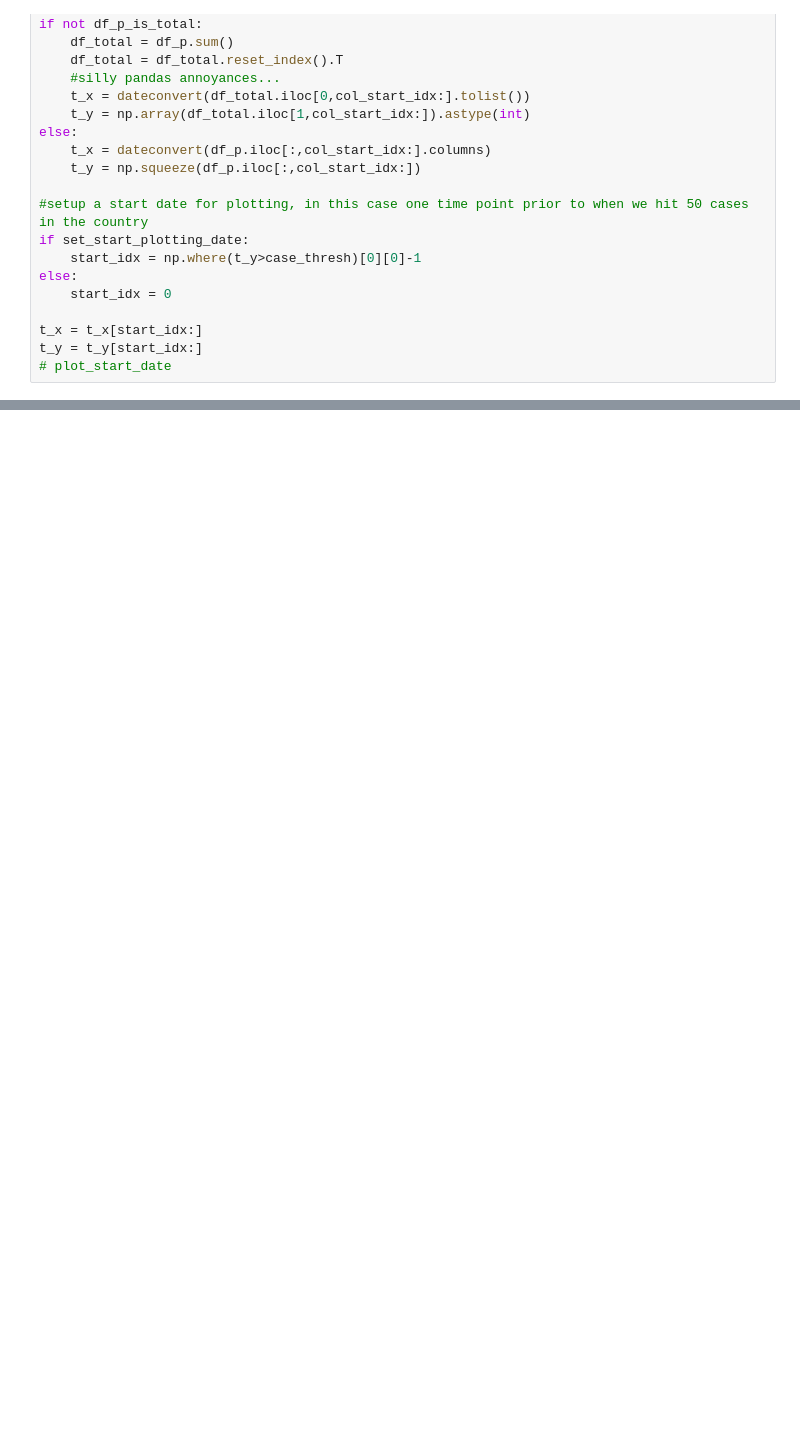
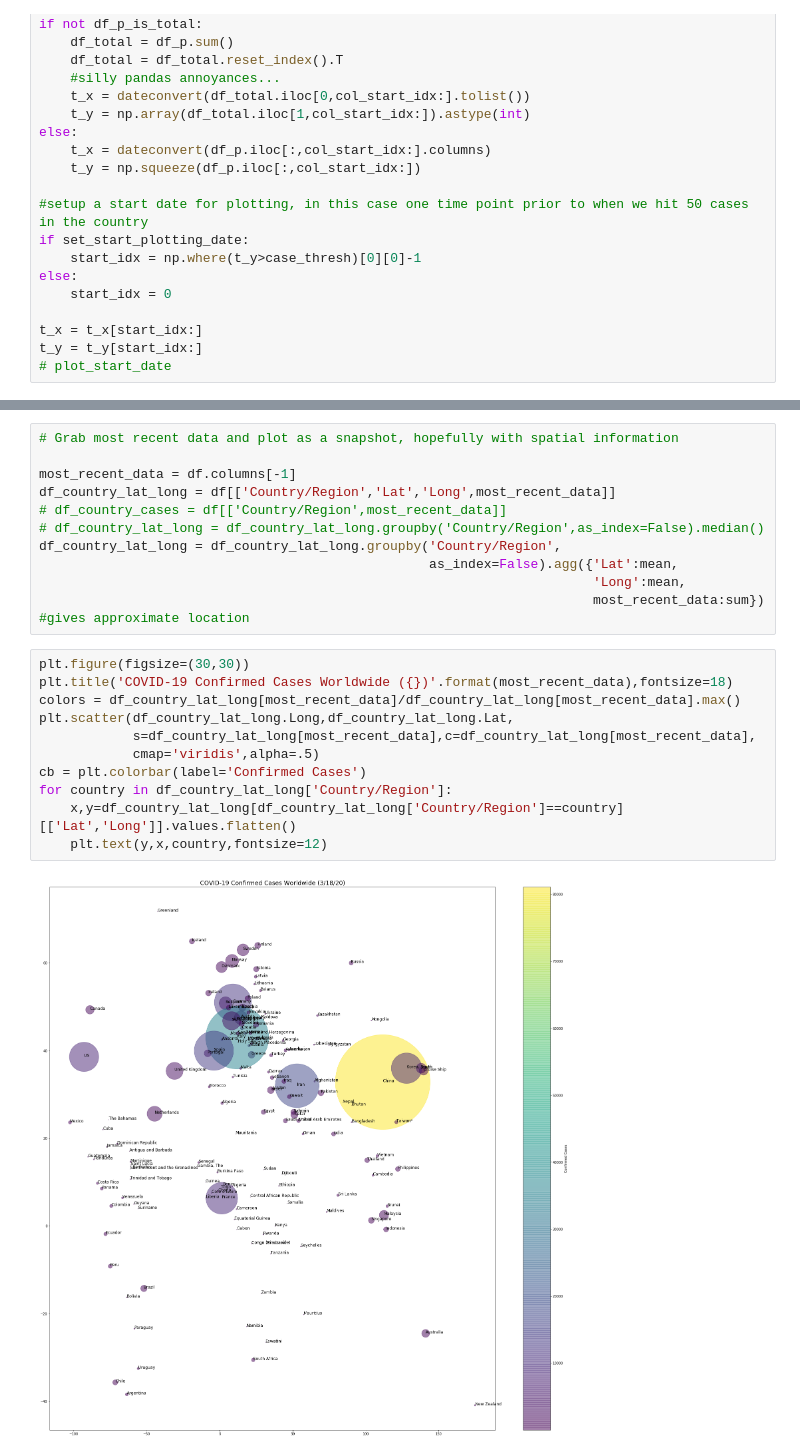
Before and after one commit to neuralabc/COVID-19, a Jupyter notebook: COVID-19_PlotCountryData.ipynb, the cells around one changed output, grey strips where cells are left out. Cells and saved outputs as stored; diff of their text form; blank space fills up the shorter version.

```diff
--- a/COVID-19_PlotCountryData.ipynb
+++ b/COVID-19_PlotCountryData.ipynb
@@ -132,0 +113,24 @@ if social_distancing_date is not None:
+# %%
+# Grab most recent data and plot as a snapshot, hopefully with spatial information
+
+most_recent_data = df.columns[-1]
+df_country_lat_long = df[['Country/Region','Lat','Long',most_recent_data]]
+# df_country_cases = df[['Country/Region',most_recent_data]]
+# df_country_lat_long = df_country_lat_long.groupby('Country/Region',as_index=False).median()
+df_country_lat_long = df_country_lat_long.groupby('Country/Region',
+                                                  as_index=False).agg({'Lat':mean,
+                                                                       'Long':mean,
+                                                                       most_recent_data:sum}) #gives approximate location
+# %%
+plt.figure(figsize=(30,30))
+plt.title('COVID-19 Confirmed Cases Worldwide ({})'.format(most_recent_data),fontsize=18)
+colors = df_country_lat_long[most_recent_data]/df_country_lat_long[most_recent_data].max()
+plt.scatter(df_country_lat_long.Long,df_country_lat_long.Lat,
+            s=df_country_lat_long[most_recent_data],c=df_country_lat_long[most_recent_data],
+            cmap='viridis',alpha=.5)
+cb = plt.colorbar(label='Confirmed Cases')
+for country in df_country_lat_long['Country/Region']:
+    x,y=df_country_lat_long[df_country_lat_long['Country/Region']==country][['Lat','Long']].values.flatten()
+    plt.text(y,x,country,fontsize=12)
+# %% [output]
+[figure, added]
```
Also changed, not shown: parts of 9 cells of this notebook.
